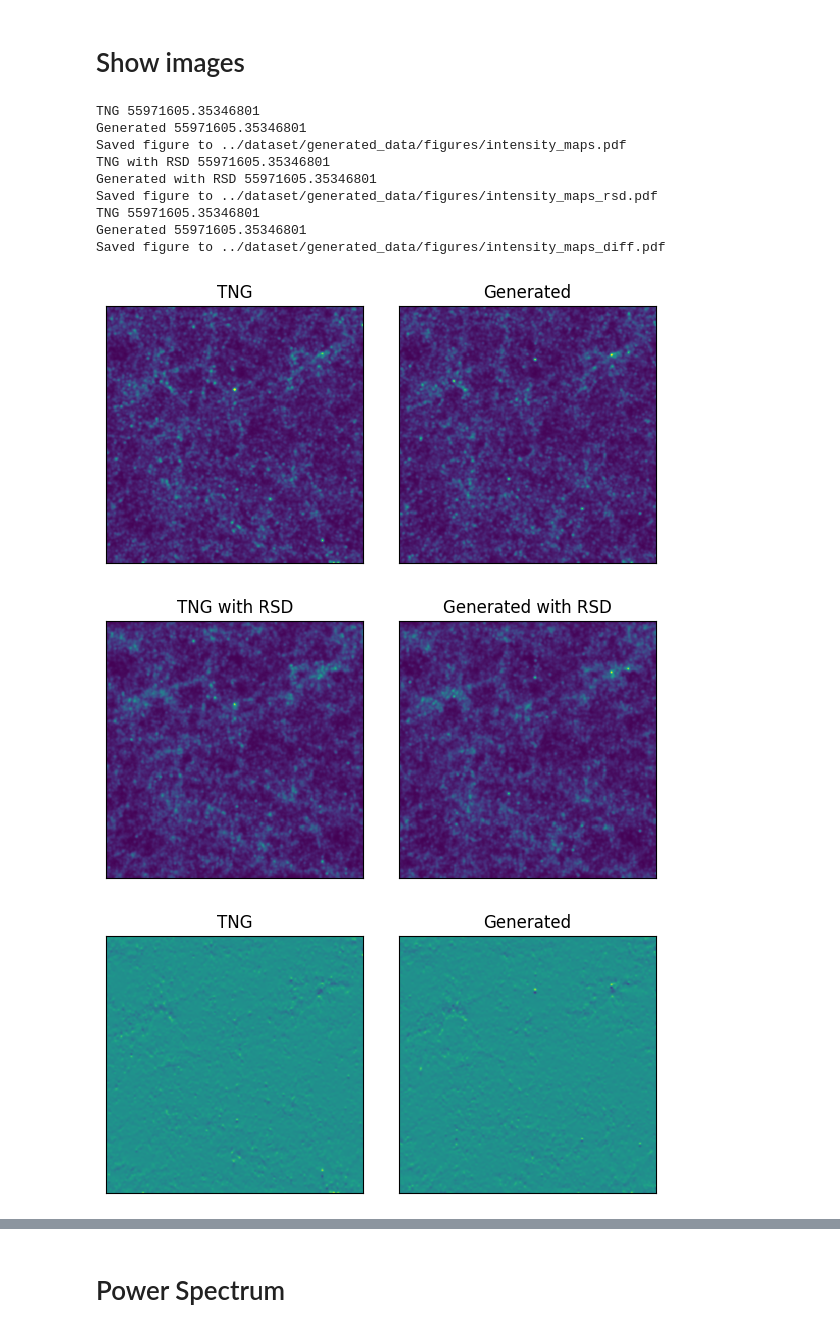
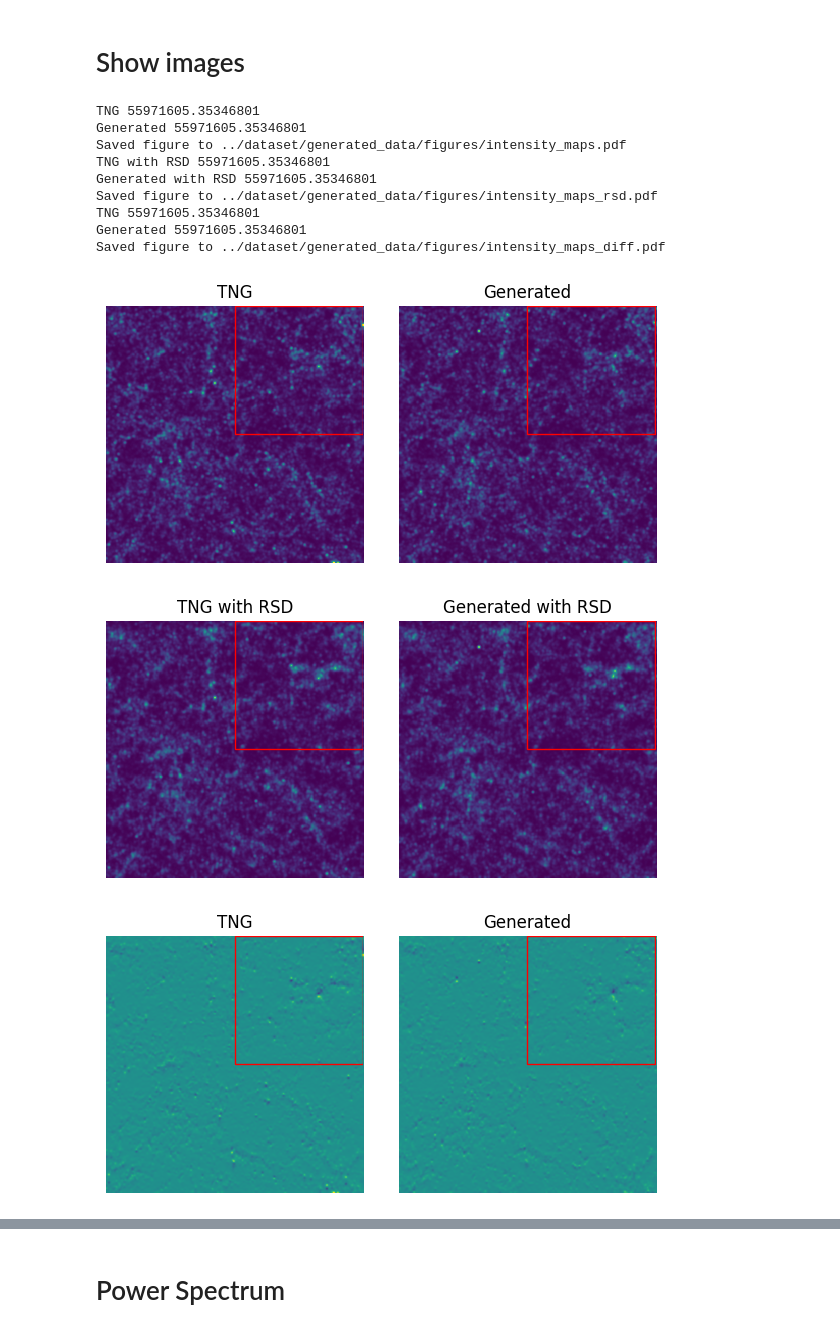
Before and after one commit to knmoriwaki/cosmoglint, a Jupyter notebook: notebooks/plot_data_cube.ipynb, the cells around one changed output, grey strips where cells are left out. Saved outputs shown, nothing was run; the diff lists cells and outputs as text; code cells hidden in the pictures.

```diff
--- a/notebooks/plot_data_cube.ipynb
+++ b/notebooks/plot_data_cube.ipynb
@@ -67,11 +65,10 @@ label = ".threshold1e-3"
 #label = ""
 prefix_list = ["group.{}.{:d}{}".format(sim_name, snapshot_number, label),
                "subgroup.{}.{:d}{}".format(sim_name, snapshot_number, label),
-               "group.{}.{:d}{}.{}".format(sim_name, snapshot_number, label, model_name),
-               "pinocchio.run2.threshold1e-3.low_res.{}".format(model_name),
-               #"pinocchio.run2{}.{}".format(label, model_name),
+               "group.data_cube.{:d}{}.{}.seed0".format(snapshot_number, label, model_name),
+               "pinocchio.run2{}.{}".format(label, model_name)
             ]
-titles = ["TNG (Halo)", "TNG", "Generated", "Pinocchio", "Pinocchio"]
+titles = ["TNG (Halo)", "TNG", "Generated", "Pinocchio"]
 
 titles_rsd = [ f"{t} with RSD" for t in titles ]
 data_list = []
@@ -122,41 +118,56 @@ def show_images(data_list, titles, fsave=None, vmin=None, vmax=None, norm=None,
 
     plt.figure(figsize=(len(data_list) * 3, 3))
     for i, d in enumerate(data_list):
-        image = d[xmin:xmin+nx, ymin:ymin+ny, zmin:zmin+nz].sum(axis=1)
+        image = d[xmin:xmin+nx, ymin:ymin+ny, zmin:zmin+nz].mean(axis=1)
         image = gaussian_filter(image, sigma=sigma)
 
         plt.subplot(1, len(data_list), i+1)
         plt.title(titles[i])
         plt.imshow(image.T, origin="lower", interpolation="none", vmin=vmin, vmax=vmax, norm=norm)
 
         plt.xticks([])
         plt.yticks([])
         #plt.colorbar()
 
+        ax = plt.gca()
+        ax.set_aspect("equal")
+
+        boxsize_x, boxsize_y = image.shape
+        x0 = int(boxsize_x * 0.5)
+        y0 = int(boxsize_y * 0.5)
+        zoom_size = int(boxsize_x * 0.5)
+        ax.add_patch(plt.Rectangle((x0, y0), zoom_size-1, zoom_size-1, edgecolor='red', facecolor='none', linewidth=1))
+
+        ax.set_frame_on(False)
+
         print(titles[i], np.sum(intensity))
 
     my_savefig(fsave)
 
+_, boxsize_y, _ = data_list[0].shape
+ymin= int(0.5*boxsize_y)
+ny = int(0.5*boxsize_y)
+
 fsave = "{}/intensity_maps.pdf".format(output_dir)
-show_images(data_list[1:3], titles[1:3], fsave=fsave, vmin=0, vmax=50)
+show_images(data_list[1:3], titles[1:3], fsave=fsave, ymin=ymin, ny=ny, vmin=0, vmax=0.13)
 #show_images(fname_list, titles, fsave, norm=LogNorm(vmin=0.1, vmax=100))
 
 fsave = "{}/intensity_maps_rsd.pdf".format(output_dir)
-show_images(data_rsd_list[1:3], titles_rsd[1:3], fsave=fsave, vmin=0, vmax=50)
+show_images(data_rsd_list[1:3], titles_rsd[1:3], fsave=fsave, ymin=ymin, ny=ny, vmin=0, vmax=0.13)
 #show_images(fname_list, titles, fsave, norm=LogNorm(vmin=0.1, vmax=100))
 
 fsave = "{}/intensity_maps_diff.pdf".format(output_dir)
-show_images(diff[1:3], titles[1:3], fsave=fsave, vmin=-50, vmax=50)
+show_images(diff[1:3], titles[1:3], fsave=fsave, ymin=ymin, ny=ny, vmin=-0.13, vmax=0.13)
 # %% [output]
 TNG 55971605.35346801
 Generated 55971605.35346801
 Saved figure to ../dataset/generated_data/figures/intensity_maps.pdf
 TNG with RSD 55971605.35346801
 Generated with RSD 55971605.35346801
 Saved figure to ../dataset/generated_data/figures/intensity_maps_rsd.pdf
 TNG 55971605.35346801
 Generated 55971605.35346801
 Saved figure to ../dataset/generated_data/figures/intensity_maps_diff.pdf
-[figure, old version]
+[figure, new version]
-[figure, old version]
+[figure, new version]
-[figure, old version]
+[figure, new version]
```
Also changed, not shown: parts of 10 cells of this notebook, 7 other files.
